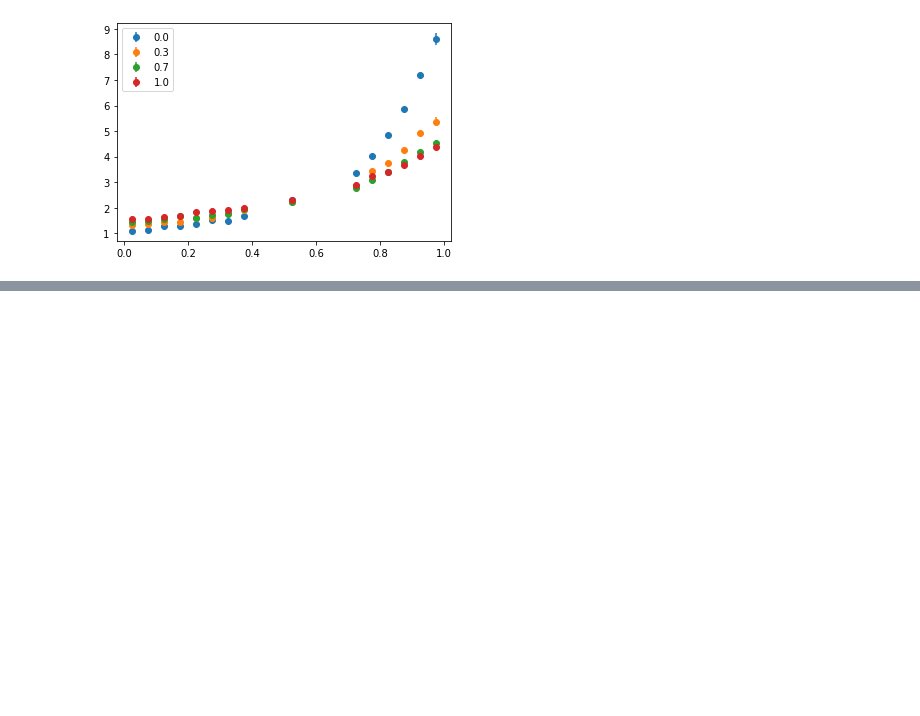
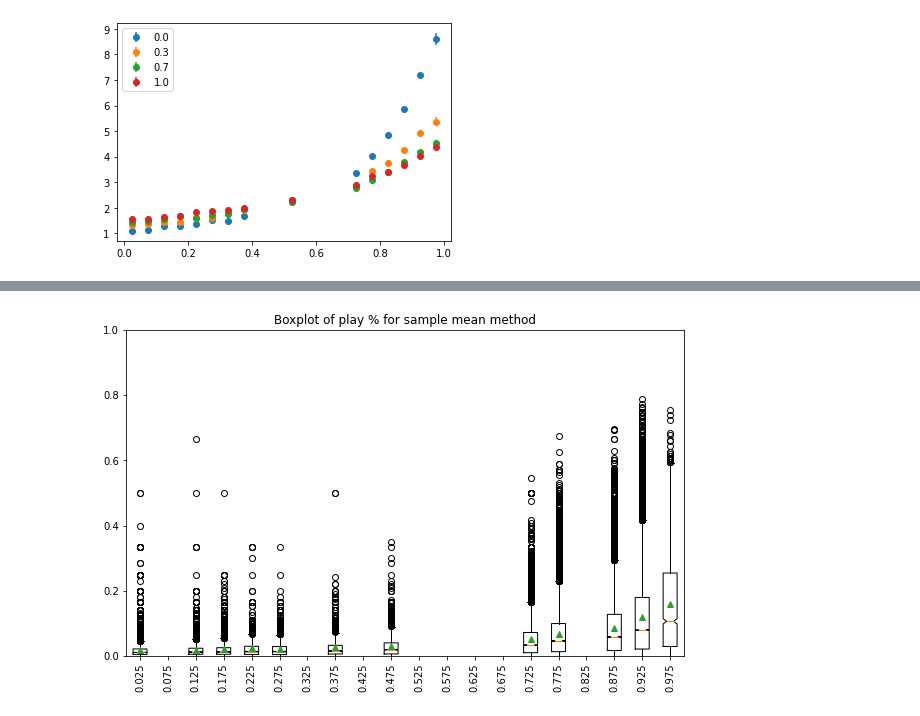
Before and after one commit to LEFTA98/ratings_with_eb, a Jupyter notebook: soal_sims_analysis.ipynb, the cells around one changed output, grey strips where cells are left out. Saved outputs shown, nothing was run; the diff lists cells and outputs as text; code cells hidden in the pictures; blank space fills up the shorter version.

```diff
--- a/soal_sims_analysis.ipynb
+++ b/soal_sims_analysis.ipynb
@@ -253,0 +297,19 @@ for k in modified_data_dict.keys():
+# %%
+plays_datapoints_freq = [[] for _ in range(20)]
+for l in data_dict[0.0]:
+    chosen_vector = plays_datapoints_freq[modified_quantile_df[l]]
+
+    for lifespan in data_dict[0.0][l]:
+        final_score = lifespan[-1]
+        chosen_vector.append((final_score[0] + final_score[1] - 2)/lifespan.shape[0])
+# %%
+plt.figure(figsize=(10,6))
+plt.boxplot(plays_datapoints_freq, labels=sorted(np.round(list(set(quantile_df.values)),3)), notch=True, showmeans=True)
+plt.xticks(rotation='vertical')
+plt.ylim((0,1))
+plt.title('Boxplot of play % for sample mean method')
+_ = plt.show()
+
+# do some light filtering of lifespan here to address problems with short lifespan items
+# %% [output]
+[figure, added]
```
Also changed, not shown: parts of 19 cells of this notebook, 2 other files.
